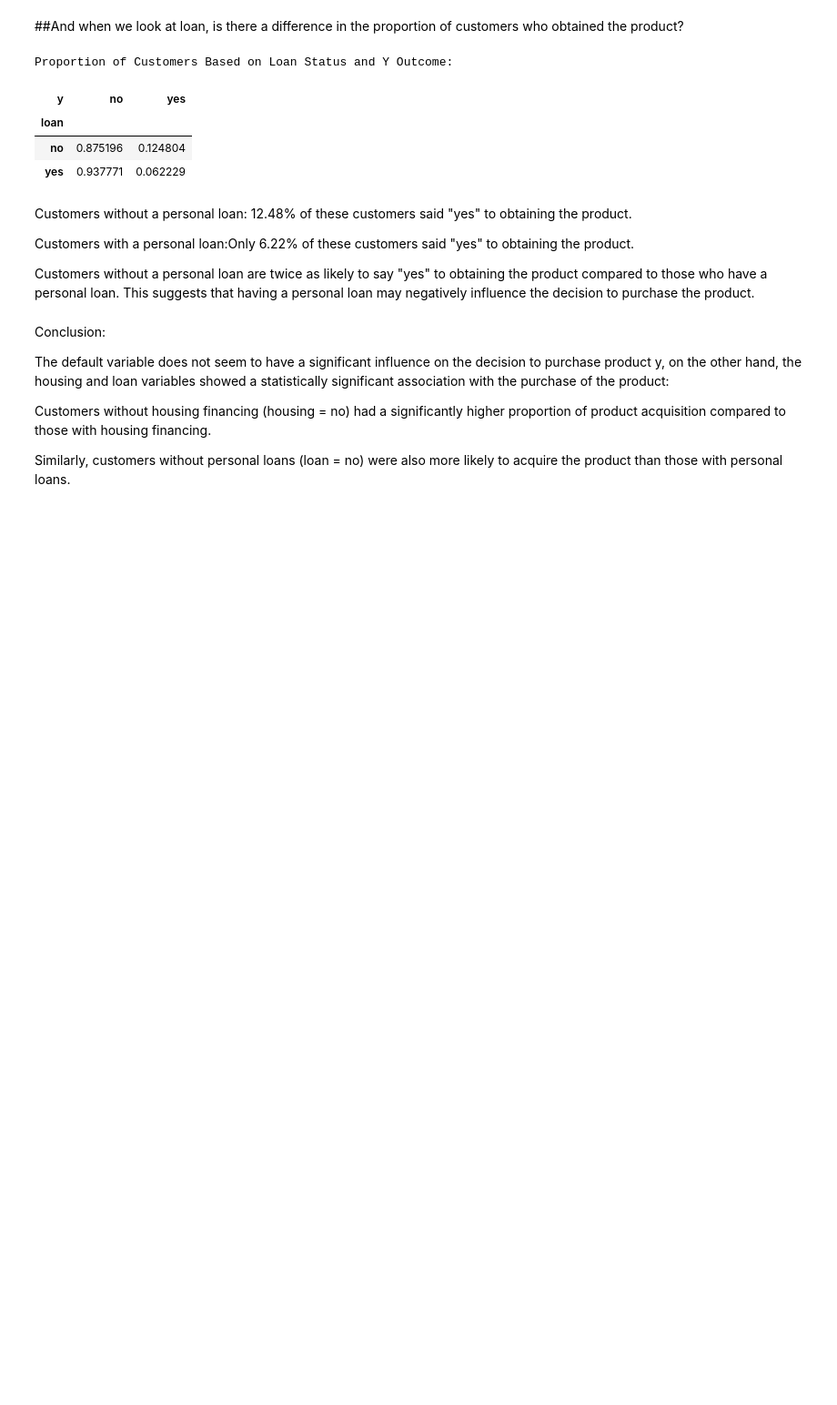
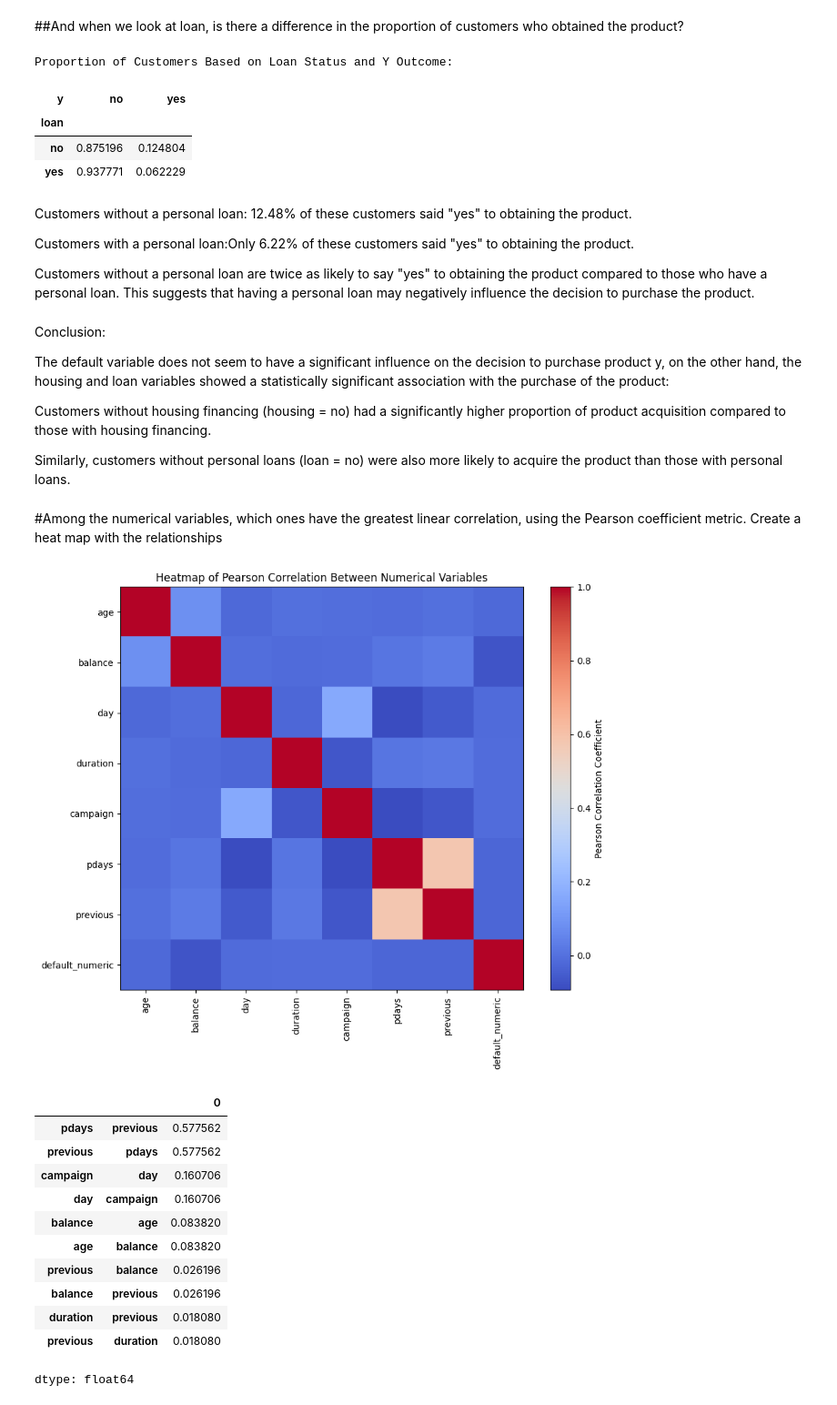
Before and after one commit to viktoruebelhart/uci_bank, a Jupyter notebook: UCI_BANK.ipynb, the cells around one changed output. Shown at 91% size. Drawn from its saved outputs; the diff is of its cells as text; code cells hidden in the pictures; blank space fills up the shorter version.

```diff
--- a/UCI_BANK.ipynb
+++ b/UCI_BANK.ipynb
@@ -692,3 +692,46 @@ The default variable does not seem to have a significant influence on the decisi
 Customers without housing financing (housing = no) had a significantly higher proportion of product acquisition compared to those with housing financing.
 
 Similarly, customers without personal loans (loan = no) were also more likely to acquire the product than those with personal loans.
+# %% [markdown]
+#Among the numerical variables, which ones have the greatest linear correlation, using the Pearson coefficient metric. Create a heat map with the relationships
+# %%
+import numpy as np
+
+# Select only numerical columns
+numerical_columns = df.select_dtypes(include=[np.number])
+
+# Compute the Pearson correlation matrix
+correlation_matrix = numerical_columns.corr()
+
+# Plot the heatmap
+plt.figure(figsize=(10, 8))
+plt.imshow(correlation_matrix, cmap='coolwarm', interpolation='none')
+plt.colorbar(label='Pearson Correlation Coefficient')
+plt.xticks(range(len(correlation_matrix.columns)), correlation_matrix.columns, rotation=90)
+plt.yticks(range(len(correlation_matrix.columns)), correlation_matrix.columns)
+plt.title('Heatmap of Pearson Correlation Between Numerical Variables')
+plt.tight_layout()
+plt.show()
+
+# Identify the top correlations
+sorted_correlations = correlation_matrix.unstack().sort_values(ascending=False)
+
+# Drop self-correlations
+filtered_correlations = sorted_correlations[sorted_correlations != 1]
+
+# Display the top correlations
+filtered_correlations.head(10)
+# %% [output]
+[figure, added]
+|  |  | 0 |
+| pdays | previous | 0.577562 |
+| previous | pdays | 0.577562 |
+| campaign | day | 0.160706 |
+| day | campaign | 0.160706 |
+| balance | age | 0.083820 |
+| age | balance | 0.083820 |
+| previous | balance | 0.026196 |
+| balance | previous | 0.026196 |
+| duration | previous | 0.018080 |
+| previous | duration | 0.018080 |
+dtype: float64
```
Also changed, not shown: parts of 1 cell of this notebook.
